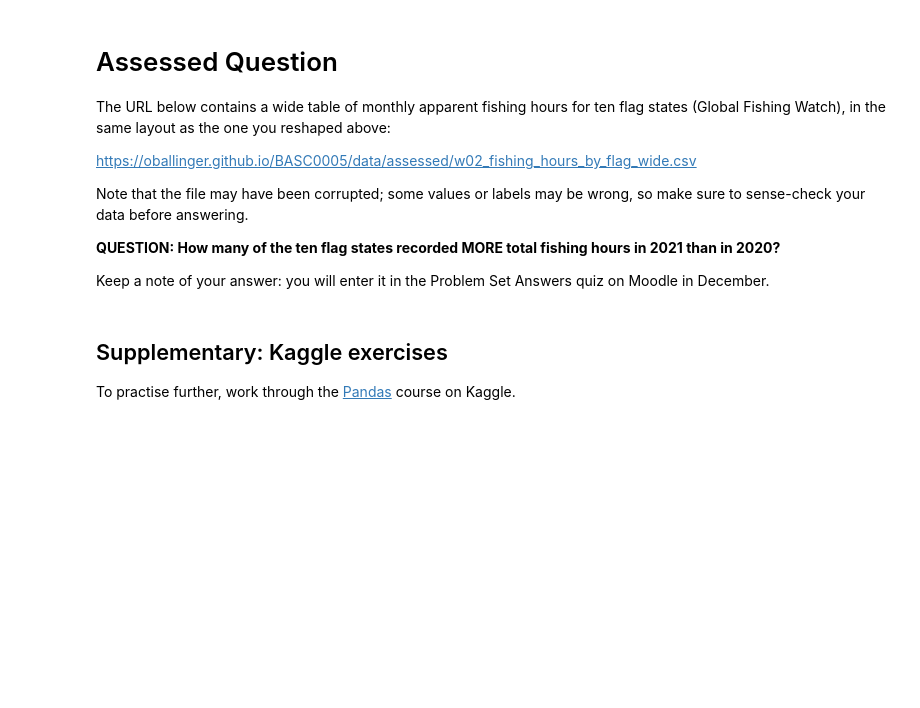
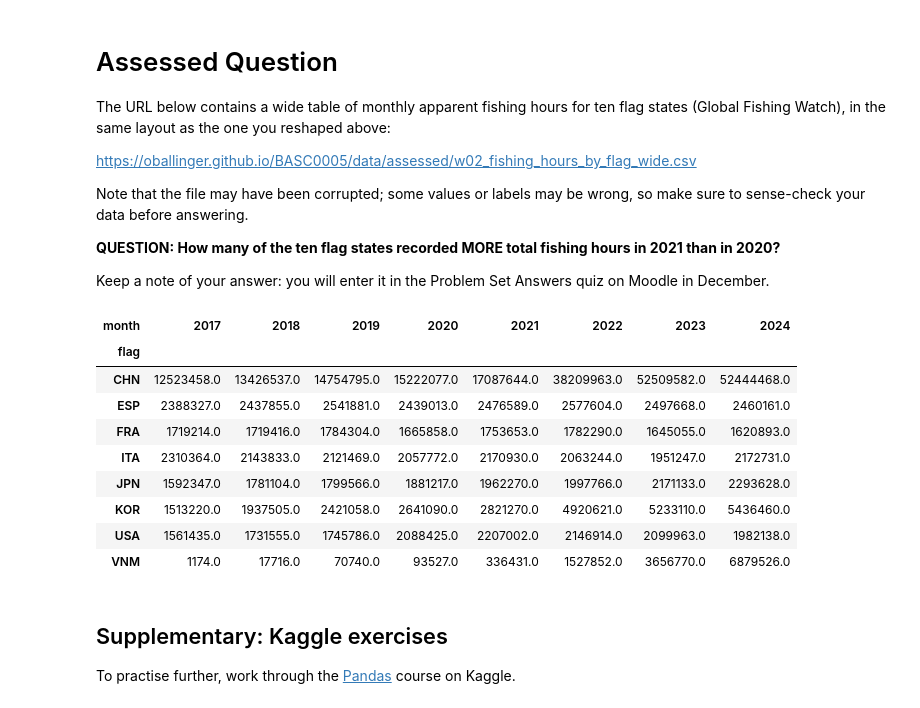
Before and after one commit to r-wingfield57/QM2, a Jupyter notebook: w02_pandas_personal.ipynb, the cells around one changed output. Cells and saved outputs as stored; diff of their text form; code cells hidden in the pictures; blank space fills up the shorter version.

```diff
--- a/w02_pandas_personal.ipynb
+++ b/w02_pandas_personal.ipynb
@@ -397,3 +426,31 @@ Keep a note of your answer: you will enter it in the Problem Set Answers quiz on
+# %%
+import pandas as pd
+import matplotlib.pyplot as plt
+
+fish_wide = pd.read_csv("https://oballinger.github.io/BASC0005/data/assessed/w02_fishing_hours_by_flag_wide.csv")
+
+
+fish_long = fish_wide.melt(id_vars="flag", var_name="month", value_name="fishing_hours")
+fish_long["month"] = pd.to_datetime(fish_long["month"])
+
+fish_long["fishing_hours"] = fish_long["fishing_hours"].replace(",", "", regex=True).astype(float)
+
+fish_annual = fish_long.groupby(["flag", fish_long["month"].dt.year])["fishing_hours"].sum().unstack()
+
+fish_annual[fish_annual[2021] > fish_annual[2020]]
+
+# 8 Total
+# %% [output]
+| month | 2017 | 2018 | 2019 | 2020 | 2021 | 2022 | 2023 | 2024 |
+| flag |  |  |  |  |  |  |  |  |
+| CHN | 12523458.0 | 13426537.0 | 14754795.0 | 15222077.0 | 17087644.0 | 38209963.0 | 52509582.0 | 52444468.0 |
+| ESP | 2388327.0 | 2437855.0 | 2541881.0 | 2439013.0 | 2476589.0 | 2577604.0 | 2497668.0 | 2460161.0 |
+| FRA | 1719214.0 | 1719416.0 | 1784304.0 | 1665858.0 | 1753653.0 | 1782290.0 | 1645055.0 | 1620893.0 |
+| ITA | 2310364.0 | 2143833.0 | 2121469.0 | 2057772.0 | 2170930.0 | 2063244.0 | 1951247.0 | 2172731.0 |
+| JPN | 1592347.0 | 1781104.0 | 1799566.0 | 1881217.0 | 1962270.0 | 1997766.0 | 2171133.0 | 2293628.0 |
+| KOR | 1513220.0 | 1937505.0 | 2421058.0 | 2641090.0 | 2821270.0 | 4920621.0 | 5233110.0 | 5436460.0 |
+| USA | 1561435.0 | 1731555.0 | 1745786.0 | 2088425.0 | 2207002.0 | 2146914.0 | 2099963.0 | 1982138.0 |
+| VNM | 1174.0 | 17716.0 | 70740.0 | 93527.0 | 336431.0 | 1527852.0 | 3656770.0 | 6879526.0 |
 # %% [markdown]
 ## Supplementary: Kaggle exercises
 
```
Also changed, not shown: parts of 11 cells of this notebook.
